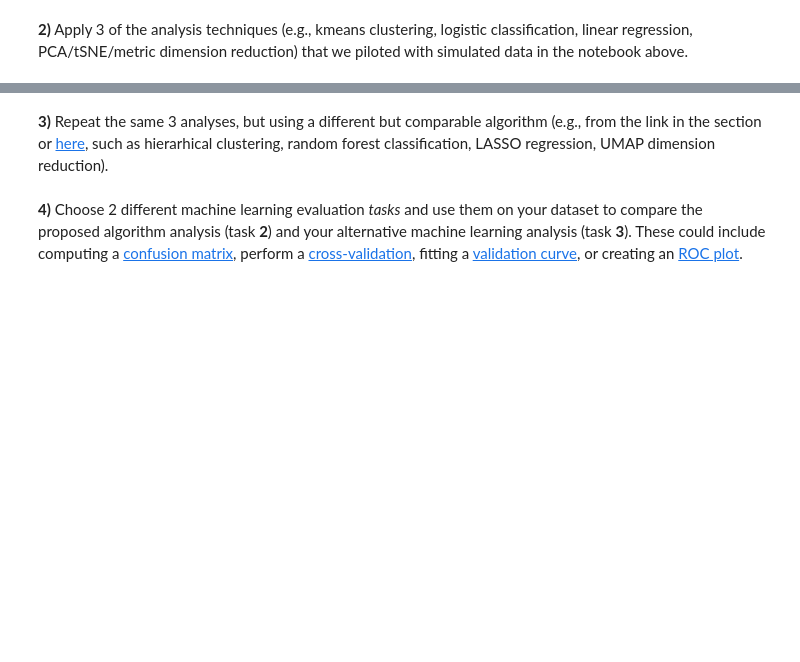
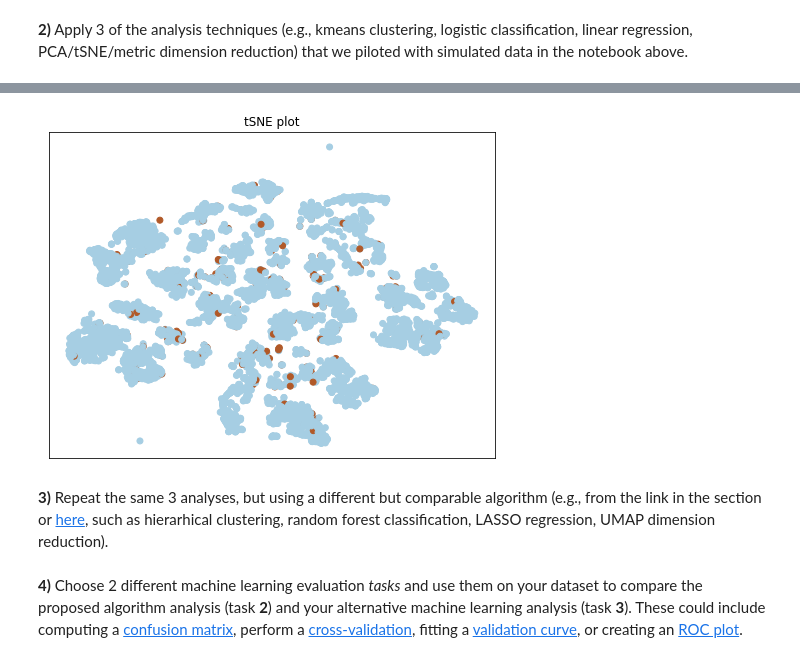
Before and after one commit to egemenpamukcu/Tutorials-Homework-Notebooks, a Jupyter notebook: week 1/tutorial_1_machine_learning_pipelines.ipynb, the cells around one changed output, grey strips where cells are left out. Cells and saved outputs as stored; diff of their text form; code cells hidden in the pictures; blank space fills up the shorter version.

```diff
--- a/week 1/tutorial_1_machine_learning_pipelines.ipynb
+++ b/week 1/tutorial_1_machine_learning_pipelines.ipynb
@@ -460,3 +442,6 @@ So far, every example used a synthetic (aka fake, made-up, simulated) dataset. T
 Immediately below each of the following 7 prompts add Colab cells that:
 
 **1)** Find and load a dataset (with more than 500 data points), either (a) related to your research or thesis, (b) curated from a popular data repository, or (c) associated with one of the class projects that students will undertake, which explores a social scientific area of your interest. [kaggle.com](https://www.kaggle.com/datasets) is a popular website for machine learning related datasets, and you can find a good resource for social science datasets [here](https://guides.emich.edu/data/free-data).
+# %%
+import pandas as pd
+bankruptcy_df = pd.read_csv('/content/Tutorials-Homework-Notebooks/data/bankruptcy.csv')
@@ -465,3 +481,7 @@ Immediately below each of the following 7 prompts add Colab cells that:
+# %%
+plot_tsne(bankruptcy_df.iloc[:, 1:], bankruptcy_df['Bankrupt?'], perplexity=50)
+# %% [output]
+[figure, added]
 # %% [markdown]
 **3)** Repeat the same 3 analyses, but using a different but comparable algorithm (e.g., from the link in the section or [here](https://scikit-learn.org/stable/), such as hierarhical clustering, random forest classification, LASSO regression, UMAP dimension reduction).
 # %% [markdown]
```
Also changed, not shown: parts of 18 cells of this notebook.
